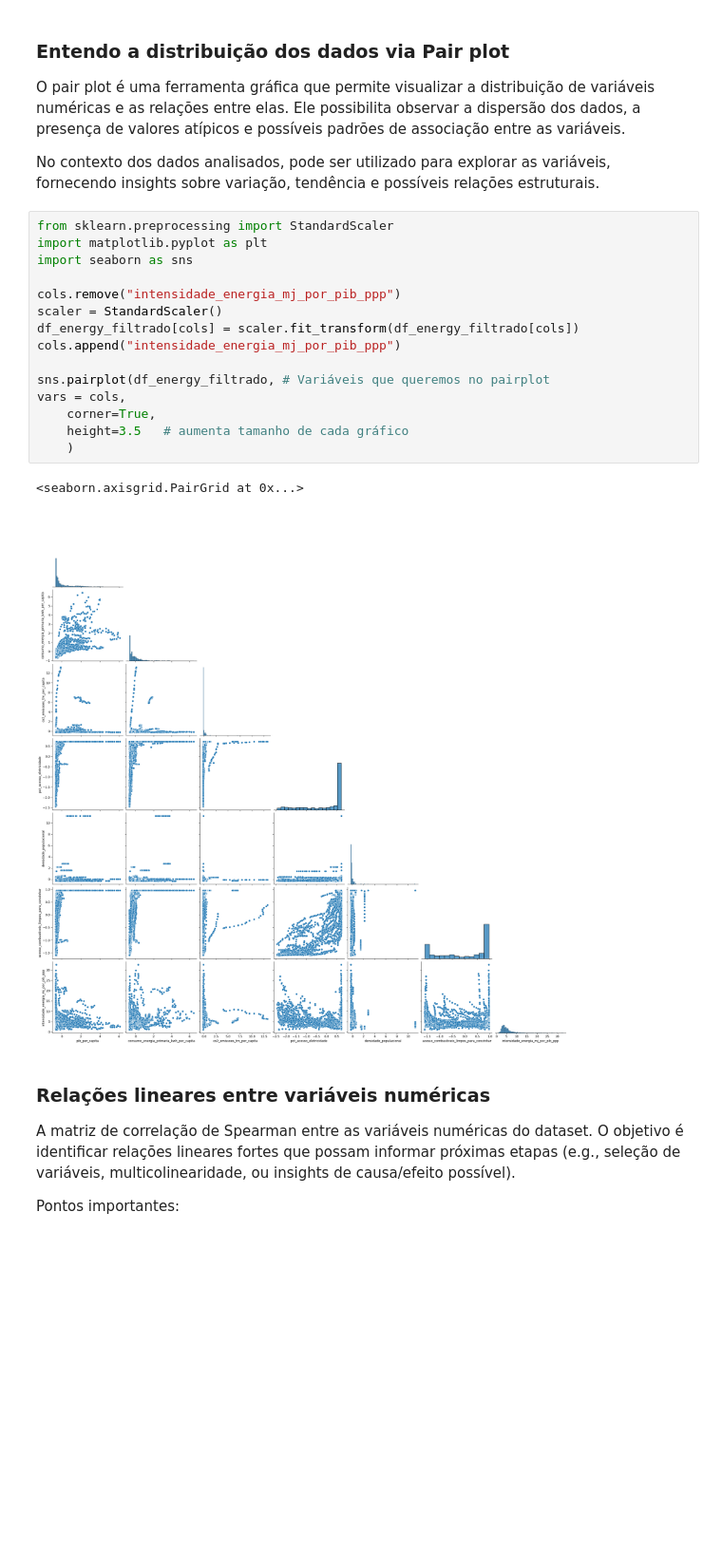
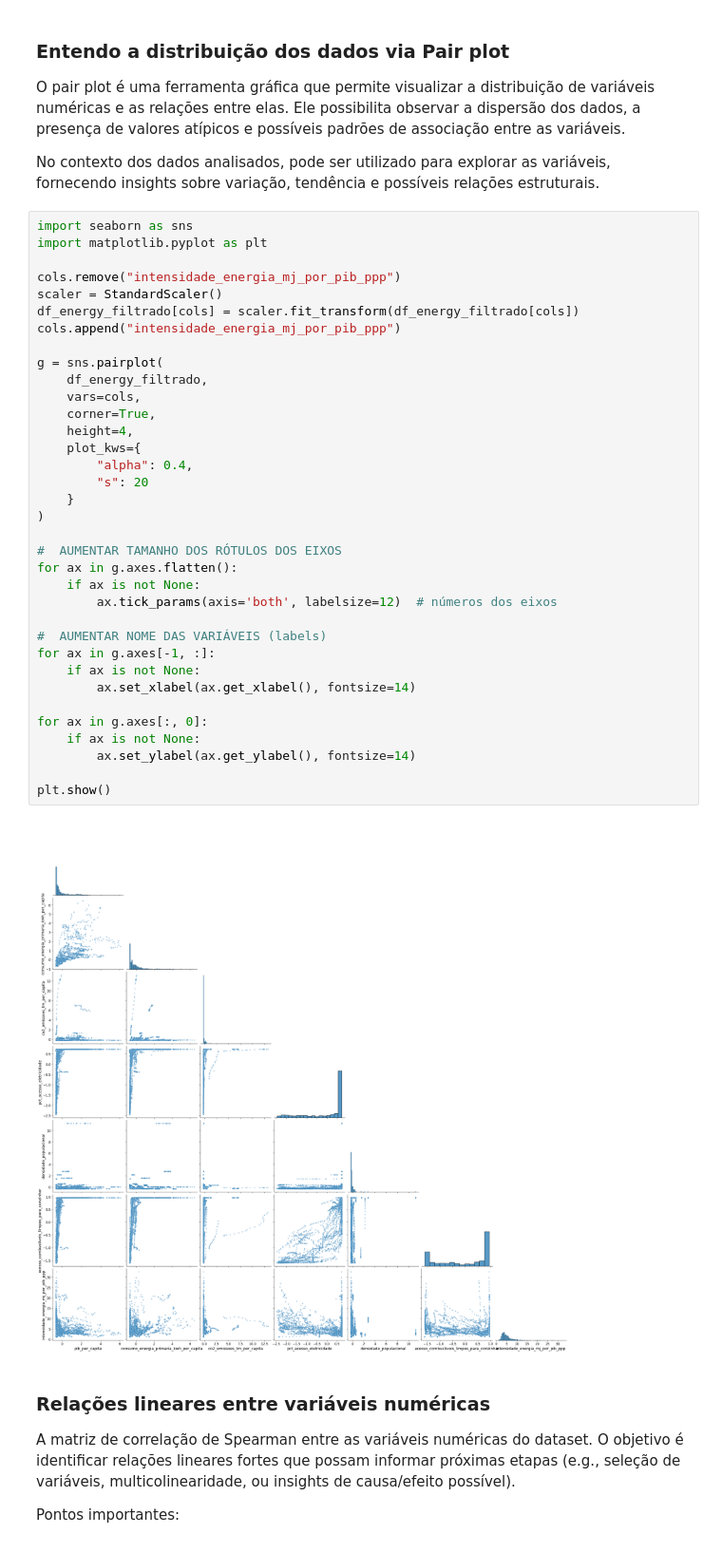
Before and after one commit to Fabiano01EST/generalized-linear-models-python, a Jupyter notebook: Gamma_model.ipynb, the cells around one changed output. Shown at 95% size. Cells and saved outputs as stored; diff of their text form; blank space fills up the shorter version.

```diff
--- a/Gamma_model.ipynb
+++ b/Gamma_model.ipynb
@@ -137,23 +162,42 @@ O pair plot é uma ferramenta gráfica que permite visualizar a distribuição d
 
 No contexto dos dados analisados, pode ser utilizado para explorar as variáveis, fornecendo insights sobre variação, tendência e possíveis relações estruturais.
 # %%
-from sklearn.preprocessing import StandardScaler
+import seaborn as sns
 import matplotlib.pyplot as plt
-import seaborn as sns
 
 cols.remove("intensidade_energia_mj_por_pib_ppp")
 scaler = StandardScaler()
 df_energy_filtrado[cols] = scaler.fit_transform(df_energy_filtrado[cols])
 cols.append("intensidade_energia_mj_por_pib_ppp")
 
-sns.pairplot(df_energy_filtrado, # Variáveis que queremos no pairplot
-vars = cols,
+g = sns.pairplot(
+    df_energy_filtrado,
+    vars=cols,
     corner=True,
-    height=3.5   # aumenta tamanho de cada gráfico
-    )
+    height=4,
+    plot_kws={
+        "alpha": 0.4,
+        "s": 20
+    }
+)
+
+#  AUMENTAR TAMANHO DOS RÓTULOS DOS EIXOS
+for ax in g.axes.flatten():
+    if ax is not None:
+        ax.tick_params(axis='both', labelsize=12)  # números dos eixos
+
+#  AUMENTAR NOME DAS VARIÁVEIS (labels)
+for ax in g.axes[-1, :]:
+    if ax is not None:
+        ax.set_xlabel(ax.get_xlabel(), fontsize=14)
+
+for ax in g.axes[:, 0]:
+    if ax is not None:
+        ax.set_ylabel(ax.get_ylabel(), fontsize=14)
+
+plt.show()
 # %% [output]
-<seaborn.axisgrid.PairGrid at 0x...>
-[figure, old version]
+[figure, new version]
 # %% [markdown]
 ### Relações lineares entre variáveis numéricas
  A matriz de correlação de Spearman entre as variáveis numéricas do dataset. O objetivo é identificar relações lineares fortes que possam informar próximas etapas (e.g., seleção de variáveis, multicolinearidade, ou insights de causa/efeito possível).
```
Also changed, not shown: parts of 13 cells of this notebook, 2 other files.
